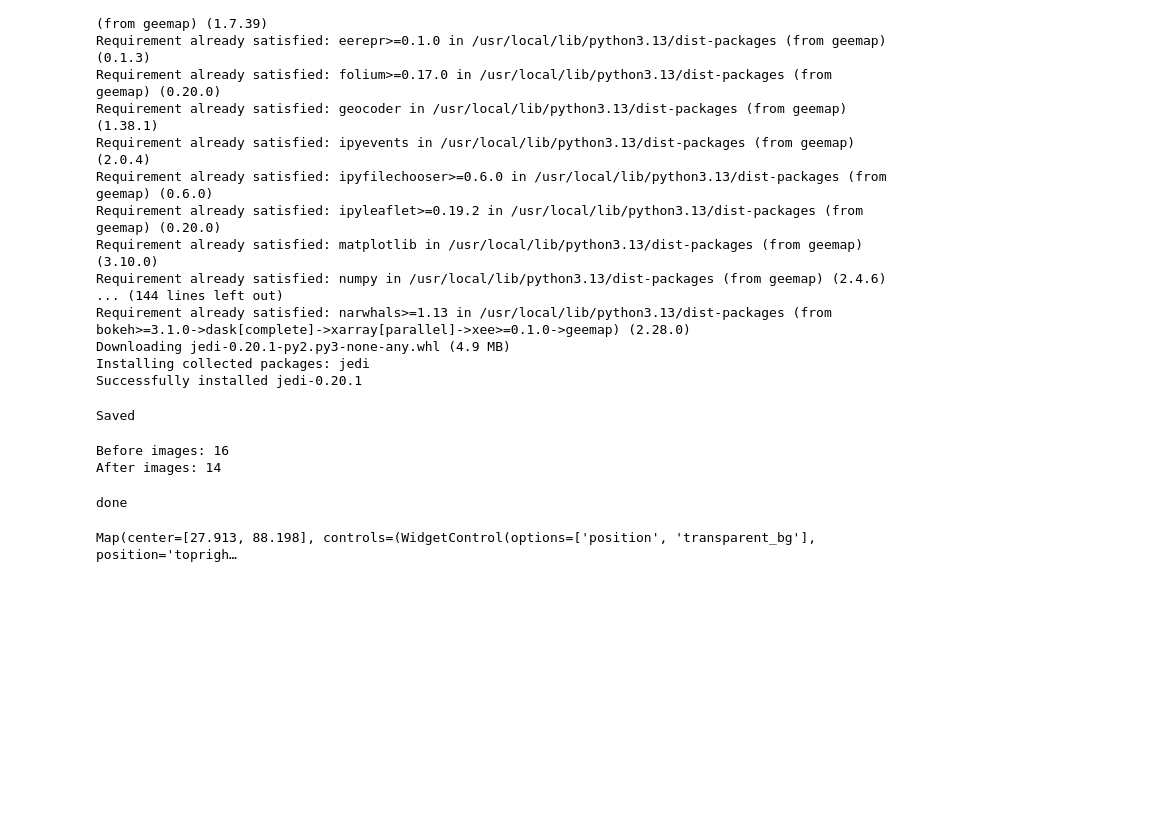
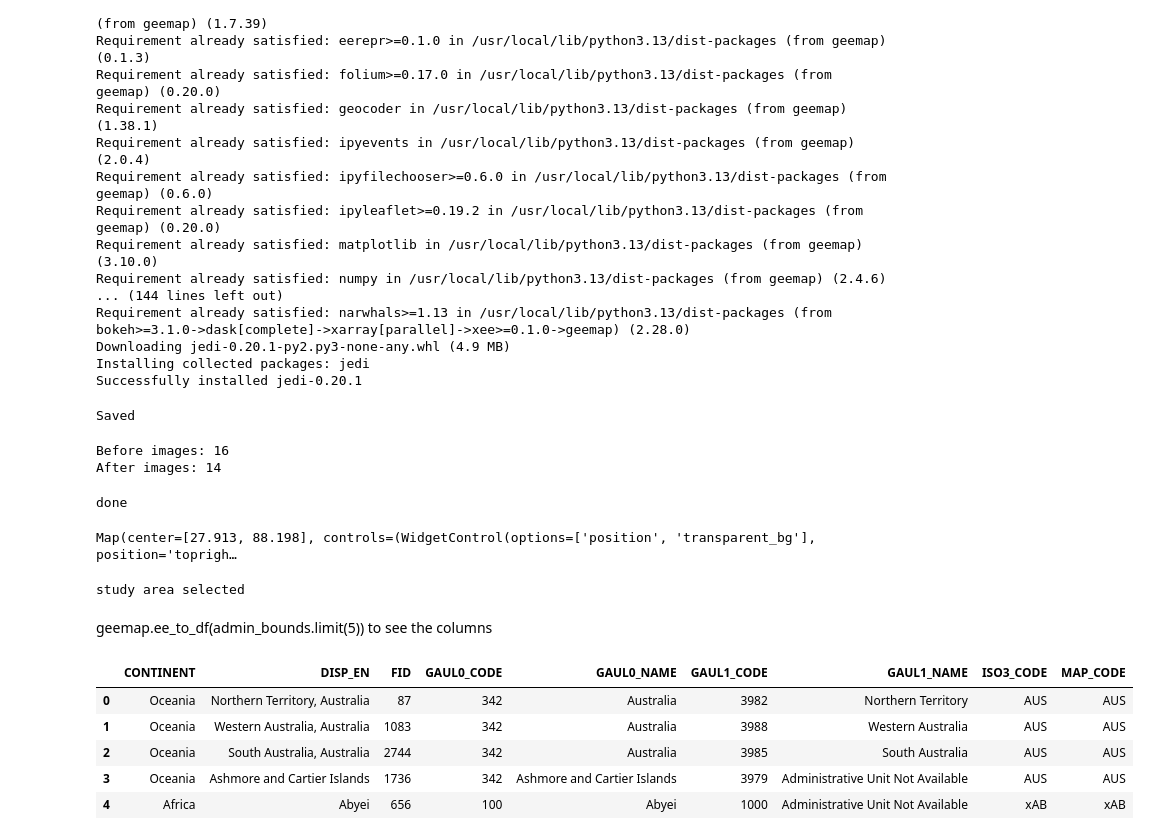
Before and after one commit to hamidatbi/himalaya-glof-risk, a Jupyter notebook: Hymalias.ipynb, the cells around one changed output. Drawn from its saved outputs; the diff is of its cells as text; code cells hidden in the pictures; blank space fills up the shorter version.

```diff
--- a/Hymalias.ipynb
+++ b/Hymalias.ipynb
@@ -68,3 +68,26 @@ map.addLayer(after_img, vis, 'In 2023')
 map
 # %% [output]
 Map(center=[27.913, 88.198], controls=(WidgetControl(options=['position', 'transparent_bg'], position='toprigh…
+# %%
+admin_bounds=ee.FeatureCollection("FAO/GAUL/2025/level1")
+study_area = admin_bounds.filter(
+    ee.Filter.Or(
+        ee.Filter.inList('GAUL0_NAME', ['Bhutan', 'Nepal']),
+        ee.Filter.eq('GAUL1_NAME', 'Sikkim')
+    )
+)
+
+print('study area selected')
+# %% [output]
+study area selected
+# %% [markdown]
+geemap.ee_to_df(admin_bounds.limit(5)) to see the columns
+# %%
+geemap.ee_to_df(admin_bounds.limit(5))
+# %% [output]
+|  | CONTINENT | DISP_EN | FID | GAUL0_CODE | GAUL0_NAME | GAUL1_CODE | GAUL1_NAME | ISO3_CODE | MAP_CODE |
+| 0 | Oceania | Northern Territory, Australia | 87 | 342 | Australia | 3982 | Northern Territory | AUS | AUS |
+| 1 | Oceania | Western Australia, Australia | 1083 | 342 | Australia | 3988 | Western Australia | AUS | AUS |
+| 2 | Oceania | South Australia, Australia | 2744 | 342 | Australia | 3985 | South Australia | AUS | AUS |
+| 3 | Oceania | Ashmore and Cartier Islands | 1736 | 342 | Ashmore and Cartier Islands | 3979 | Administrative Unit Not Available | AUS | AUS |
+| 4 | Africa | Abyei | 656 | 100 | Abyei | 1000 | Administrative Unit Not Available | xAB | xAB |
```
